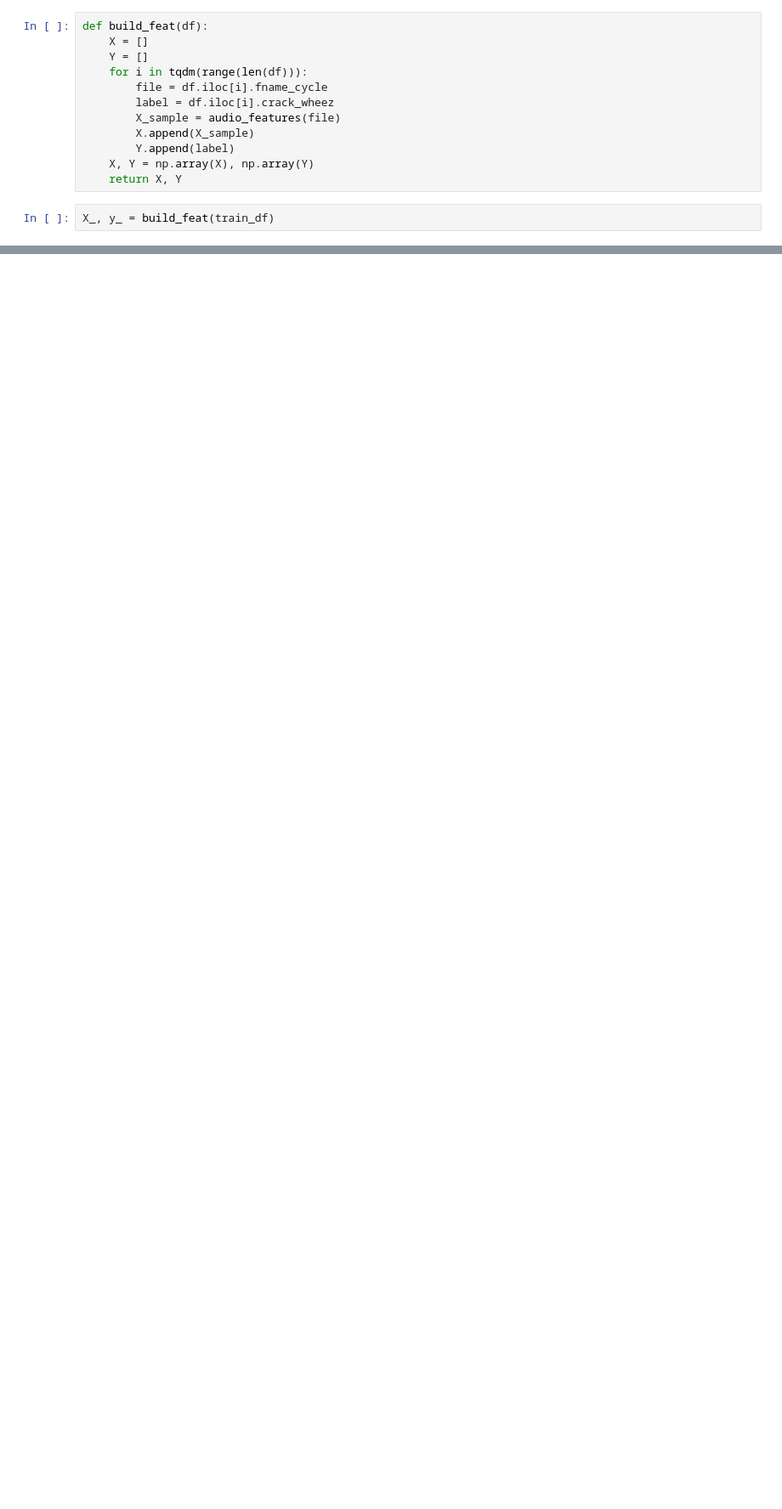
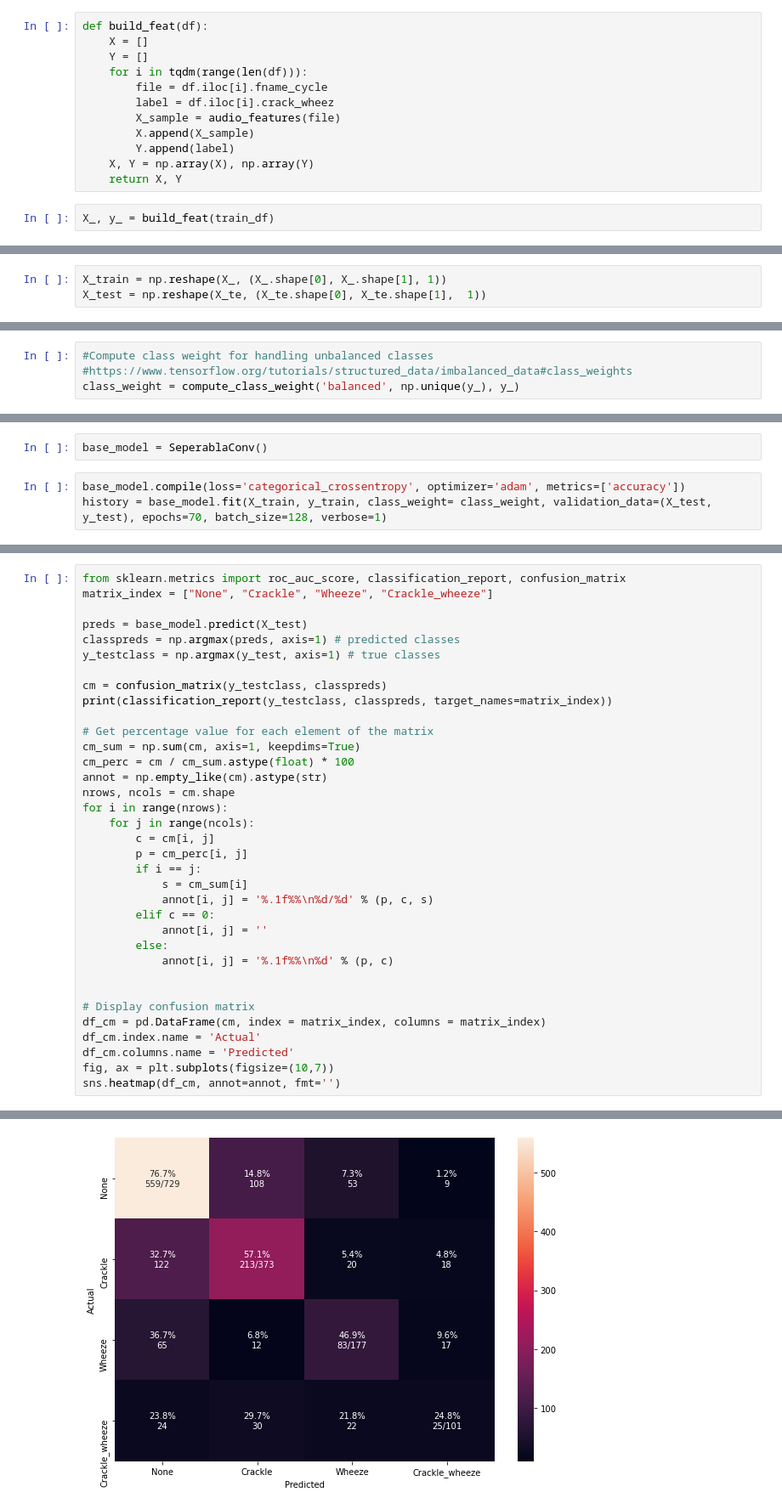
Before and after one commit to priyanshi9692/Adaptive-and-Heuristic-AI-enabled-IoT-Edge-for-high-risk-and-rural-patients, a Jupyter notebook: machinelearning/Respiratory/respiratory_1dconv.ipynb, the cells around one changed output, grey strips where cells are left out. Shown at 85% size. Drawn from its saved outputs; the diff is of its cells as text; blank space fills up the shorter version.

```diff
--- a/machinelearning/Respiratory/respiratory_1dconv.ipynb
+++ b/machinelearning/Respiratory/respiratory_1dconv.ipynb
@@ -87,3 +107,6 @@ X_tr, X_val, y_tr, y_val = train_test_split(X_, y_, test_size=0.1, random_state=
+# %%
+X_train = np.reshape(X_, (X_.shape[0], X_.shape[1], 1))
+X_test = np.reshape(X_te, (X_te.shape[0], X_te.shape[1],  1))
 # %%
 X_test.shape
 # %% [output]
@@ -112 +114,5 @@ X_val = np.reshape(X_val, (X_val.shape[0], X_val.shape[1],  1))
+# %%
+#Compute class weight for handling unbalanced classes
+#https://www.tensorflow.org/tutorials/structured_data/imbalanced_data#class_weights
+class_weight = compute_class_weight('balanced', np.unique(y_), y_)
 # %%
@@ -150,0 +153,5 @@ Epoch 70/70
+# %%
+base_model = SeperablaConv()
+# %%
+base_model.compile(loss='categorical_crossentropy', optimizer='adam', metrics=['accuracy'])
+history = base_model.fit(X_train, y_train, class_weight= class_weight, validation_data=(X_test, y_test), epochs=70, batch_size=128, verbose=1)
@@ -150,0 +176,36 @@ Epoch 70/70
+# %%
+from sklearn.metrics import roc_auc_score, classification_report, confusion_matrix
+matrix_index = ["None", "Crackle", "Wheeze", "Crackle_wheeze"]
+
+preds = base_model.predict(X_test)
+classpreds = np.argmax(preds, axis=1) # predicted classes
+y_testclass = np.argmax(y_test, axis=1) # true classes
+
+cm = confusion_matrix(y_testclass, classpreds)
+print(classification_report(y_testclass, classpreds, target_names=matrix_index))
+
+# Get percentage value for each element of the matrix
+cm_sum = np.sum(cm, axis=1, keepdims=True)
+cm_perc = cm / cm_sum.astype(float) * 100
+annot = np.empty_like(cm).astype(str)
+nrows, ncols = cm.shape
+for i in range(nrows):
+    for j in range(ncols):
+        c = cm[i, j]
+        p = cm_perc[i, j]
+        if i == j:
+            s = cm_sum[i]
+            annot[i, j] = '%.1f%%\n%d/%d' % (p, c, s)
+        elif c == 0:
+            annot[i, j] = ''
+        else:
+            annot[i, j] = '%.1f%%\n%d' % (p, c)
+
+
+# Display confusion matrix
+df_cm = pd.DataFrame(cm, index = matrix_index, columns = matrix_index)
+df_cm.index.name = 'Actual'
+df_cm.columns.name = 'Predicted'
+fig, ax = plt.subplots(figsize=(10,7))
+sns.heatmap(df_cm, annot=annot, fmt='')
+# %% [output]
@@ -150,0 +223 @@ Epoch 70/70
+[figure, added]
```
Also changed, not shown: parts of 23 cells of this notebook.
